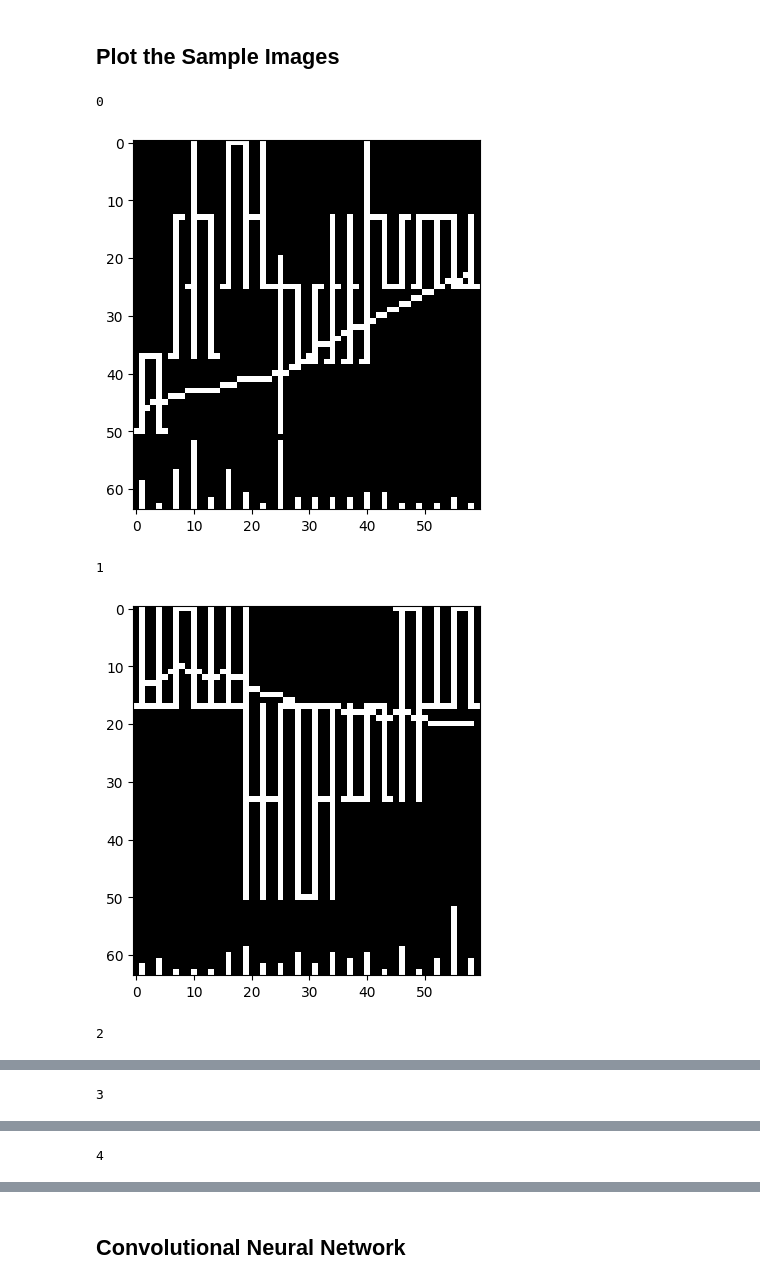
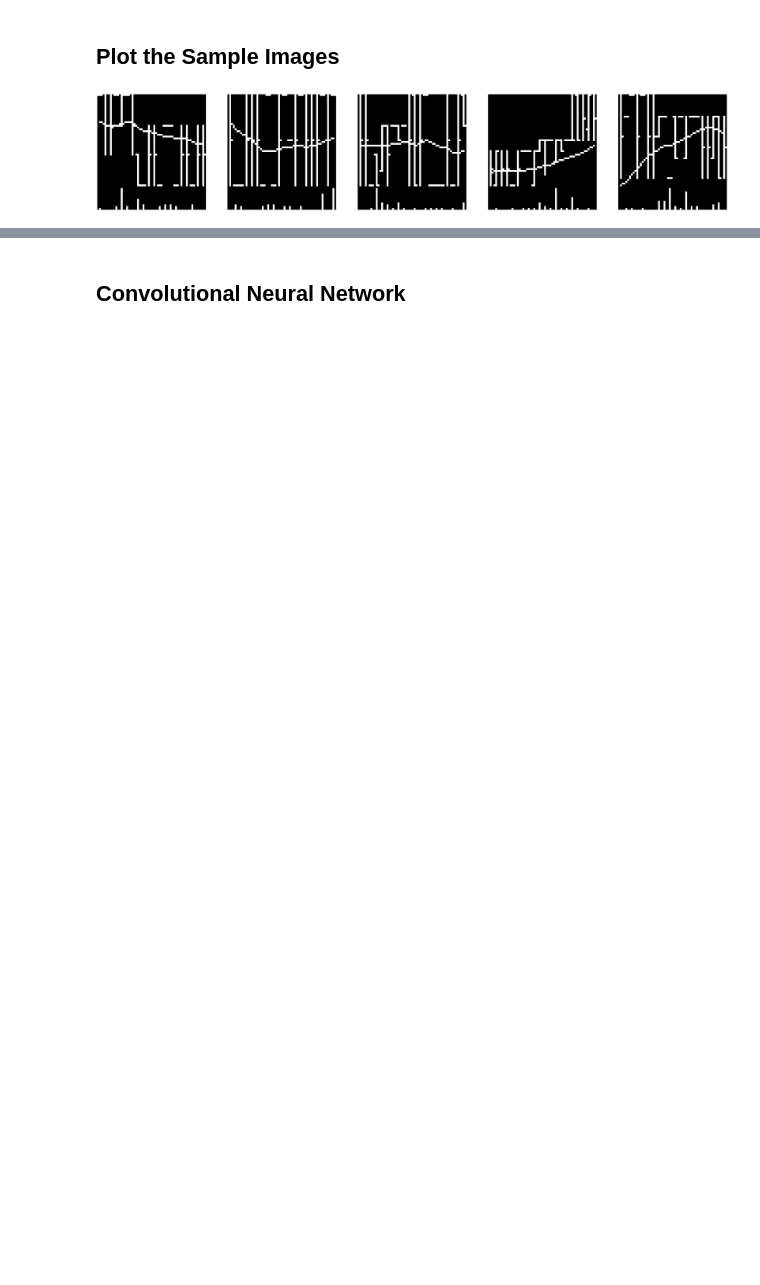
Before and after one commit to nnagarajan/FA690, a Jupyter notebook: project 1/stock_cnn.ipynb, the cells around one changed output, grey strips where cells are left out. Drawn from its saved outputs; the diff is of its cells as text; code cells hidden in the pictures; blank space fills up the shorter version.

```diff
--- a/project 1/stock_cnn.ipynb
+++ b/project 1/stock_cnn.ipynb
@@ -32,0 +45,33 @@ images = np.memmap(op.join(img_path, f"20d_month_has_vb_[20]_ma_{year}_images.da
+# %%
+start_year = 1993
+end_year = 1997
+
+all_images = []
+all_labels = []
+all_label_df = None
+for year in range(start_year, end_year + 1):
+    print(f"Loading data for year {year}...")
+
+    # Load images
+    image_file = op.join(img_path, f"20d_month_has_vb_[20]_ma_{year}_images.dat")
+    images = np.memmap(image_file, dtype=np.uint8, mode='r').reshape((-1, IMAGE_HEIGHT[20], IMAGE_WIDTH[20]))
+
+    # Load labels
+    label_file = op.join(img_path, f"20d_month_has_vb_[20]_ma_{year}_labels_w_delay.feather")
+    label_df = pd.read_feather(label_file)
+    label_df['Ret_5d_binary'] = (label_df['Ret_5d'] > 0).astype(int)
+    if all_label_df is None:
+        all_label_df = label_df
+    else:
+        all_label_df = pd.concat([all_label_df, label_df], ignore_index=True)
+
+    # Append data
+    all_images.append(images)
+    all_labels.append(label_df['Ret_5d_binary'].values)
+
+# Concatenate all years
+np_images = np.concatenate(all_images, axis=0)
+np_labels = np.concatenate(all_labels, axis=0)
+
+print(f"Total images loaded: {np_images.shape[0]}")
+print(f"Total labels loaded: {np_labels.shape[0]}")
@@ -71,14 +124,11 @@ Date range: 2017-01-31 00:00:00 to 2017-12-29 00:00:00
 # %% [markdown]
 ## Plot the Sample Images
 # %%
-from matplotlib import pyplot as plt
-for i in range(5):
-    print(i)
-    plt.imshow(images[i], cmap='gray')
-    plt.show()
+num_display = min(5, len(np_images))
+fig, axes = plt.subplots(1, num_display, figsize=(64, 60))
+for i in range(num_display):
+    axes[i].imshow(np_images[i], cmap='gray')
+    axes[i].axis('off')
+plt.show()
 # %% [output]
-0
-[figure, old version]
+[figure, new version]
-1
-[figure, removed]
-2
@@ -86 +134,0 @@ for i in range(5):
-3
@@ -88 +134,0 @@ for i in range(5):
-4
```
Also changed, not shown: parts of 31 cells of this notebook.
